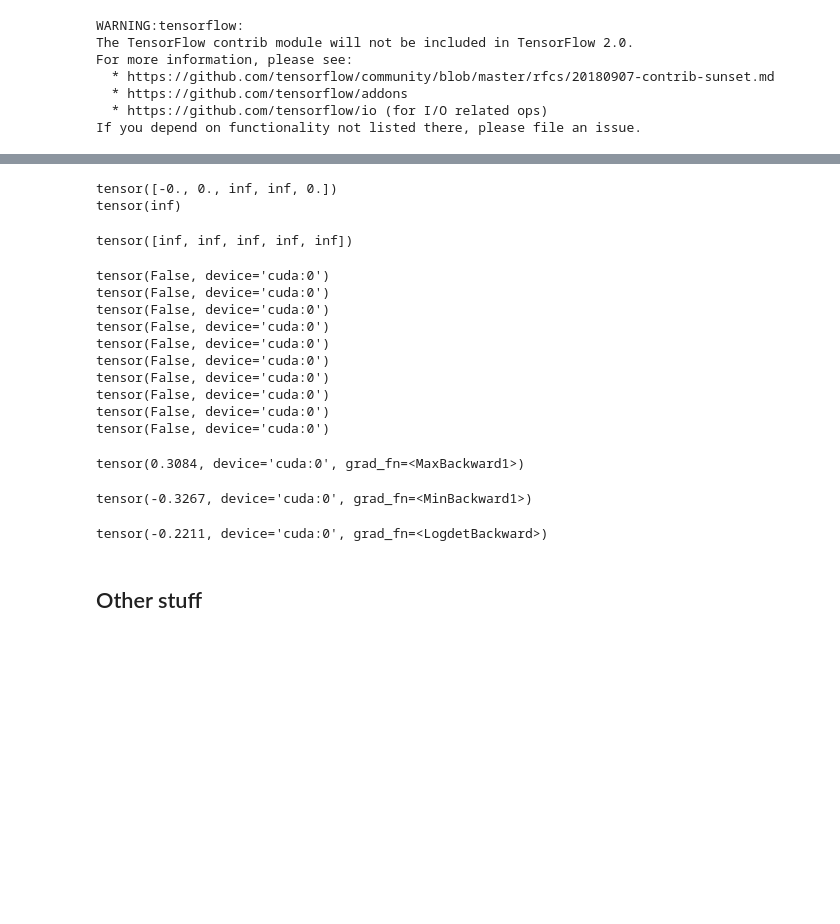
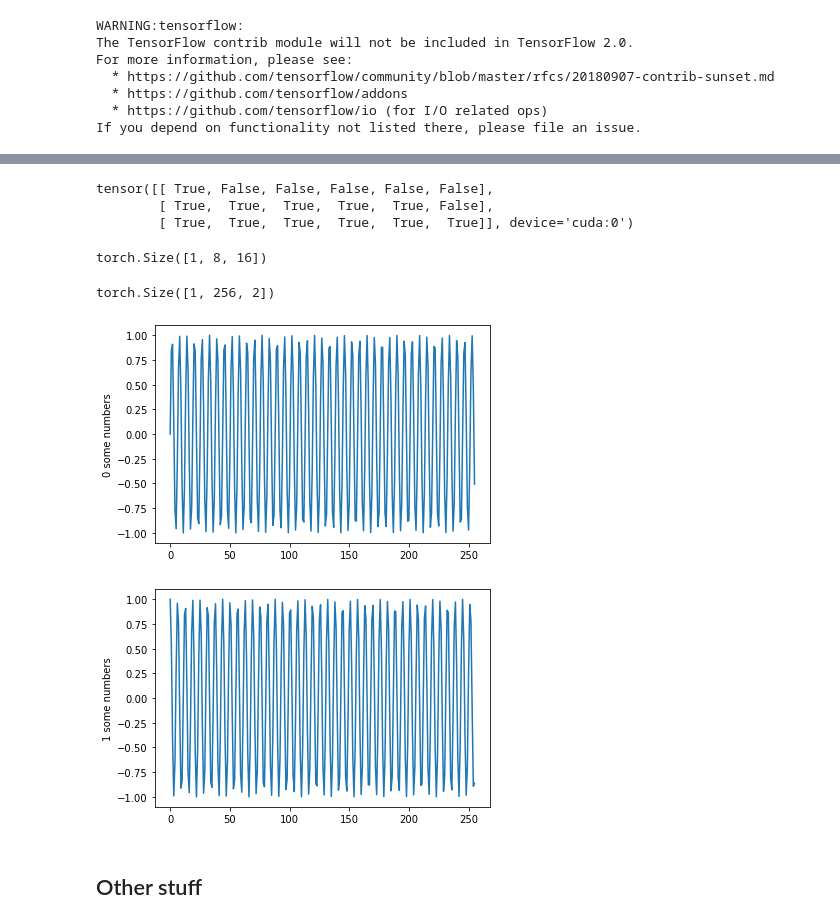
Before and after one commit to CookiePPP/cookietts, a Jupyter notebook: CookieTTS/scripts/FlowTTS Inference.ipynb, the cells around one changed output, grey strips where cells are left out. Cells and saved outputs as stored; diff of their text form; code cells hidden in the pictures; blank space fills up the shorter version.

```diff
--- a/CookieTTS/scripts/FlowTTS Inference.ipynb
+++ b/CookieTTS/scripts/FlowTTS Inference.ipynb
@@ -106,16 +94,0 @@ Text: `Twilight Sparkle`   [mean -4.659207] [max 4.159302] [min -12.358677]
-# %%
-
-#log_s, t = self.WN(audio_0_out, spect, speaker_ids)
-audio_1_out = (torch.rand(5)-0.5)*2**31
-log_s = (torch.rand(5)-0.5)*2**31
-t = (torch.rand(5)-0.5)*2**31
-audio_1 = (audio_1_out - t) / log_s.exp()
-print(audio_1)
-print(audio_1.mean())
-# %% [output]
-tensor([-0., 0., inf, inf, 0.])
-tensor(inf)
-# %%
-1/(torch.ones(5) * -2e31).exp()
-# %% [output]
-tensor([inf, inf, inf, inf, inf])
@@ -128,14 +94,0 @@ _ = model.cuda().eval()
-# %%
-for i in range(10):
-    print( torch.isnan( model.decoder.glow.convinv[i].weight.squeeze().inverse() ).any() )
-# %% [output]
-tensor(False, device='cuda:0')
-tensor(False, device='cuda:0')
-tensor(False, device='cuda:0')
-tensor(False, device='cuda:0')
-tensor(False, device='cuda:0')
-tensor(False, device='cuda:0')
-tensor(False, device='cuda:0')
-tensor(False, device='cuda:0')
-tensor(False, device='cuda:0')
-tensor(False, device='cuda:0')
@@ -144,15 +95,38 @@ inv_w = model.decoder.glow.convinv[0].weight.squeeze().inverse()
-# %%
-inv_w.max()
-# %% [output]
-tensor(0.3084, device='cuda:0', grad_fn=<MaxBackward1>)
-# %%
-inv_w.min()
-# %% [output]
-tensor(-0.3267, device='cuda:0', grad_fn=<MinBackward1>)
-# %%
-inv_w.logdet()
-# %% [output]
-tensor(-0.2211, device='cuda:0', grad_fn=<LogdetBackward>)
+# %%
+from CookieTTS.utils.model.utils import get_mask_from_lengths
+import torch
+get_mask_from_lengths(torch.LongTensor((1,5,6)).cuda())
+# %% [output]
+tensor([[ True, False, False, False, False, False],
+        [ True,  True,  True,  True,  True, False],
+        [ True,  True,  True,  True,  True,  True]], device='cuda:0')
+# %%
+import torch
+q = torch.rand(1,8,5)
+k = torch.rand(1,16,5)
+o = q.matmul(k.transpose(-1, -2))
+o.shape
+# %% [output]
+torch.Size([1, 8, 16])
+# %%
+from CookieTTS._2_ttm.flowtts.fastpitch.transformer import PositionalEmbedding
+pos_emb_layer = PositionalEmbedding(2).cuda().half()
+dec_T_max = 256
+pos_emb = torch.arange(dec_T_max, device="cuda", dtype=torch.float16)
+pos_emb = pos_emb_layer(pos_emb, bsz=1)
+print(pos_emb.shape)
+for i in range(pos_emb.shape[2]):
+    x = [x[i].item() for x in pos_emb[0]]
+
+    import matplotlib.pyplot as plt
+    %matplotlib inline
+    plt.plot(x)
+    plt.ylabel(f'{i} some numbers')
+    plt.show()
+# %% [output]
+torch.Size([1, 256, 2])
+[figure, added]
+[figure, added]
 # %% [markdown]
 ## Other stuff
 # %%
```
Also changed, not shown: parts of 3 cells of this notebook, 10 other files.
